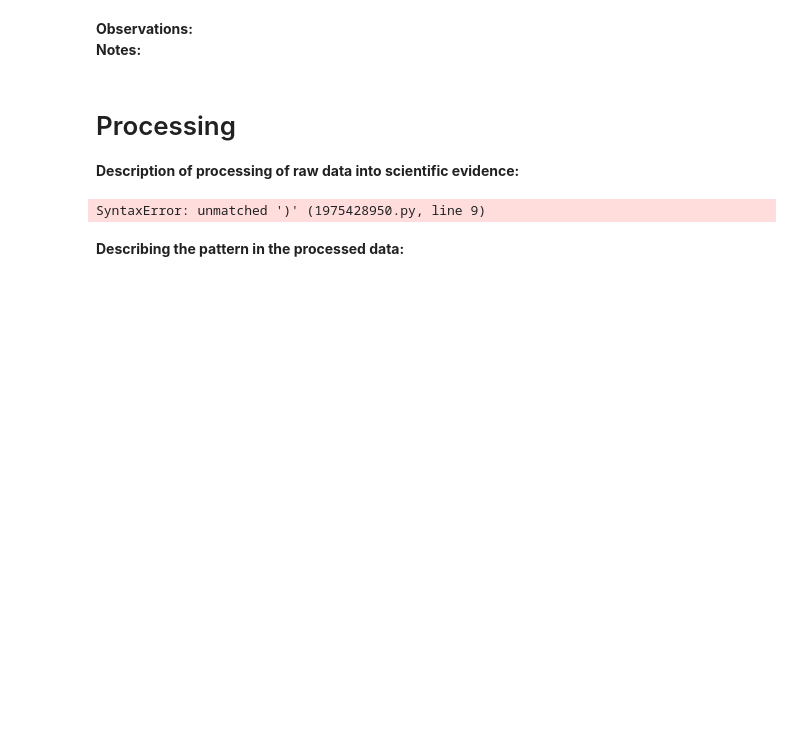
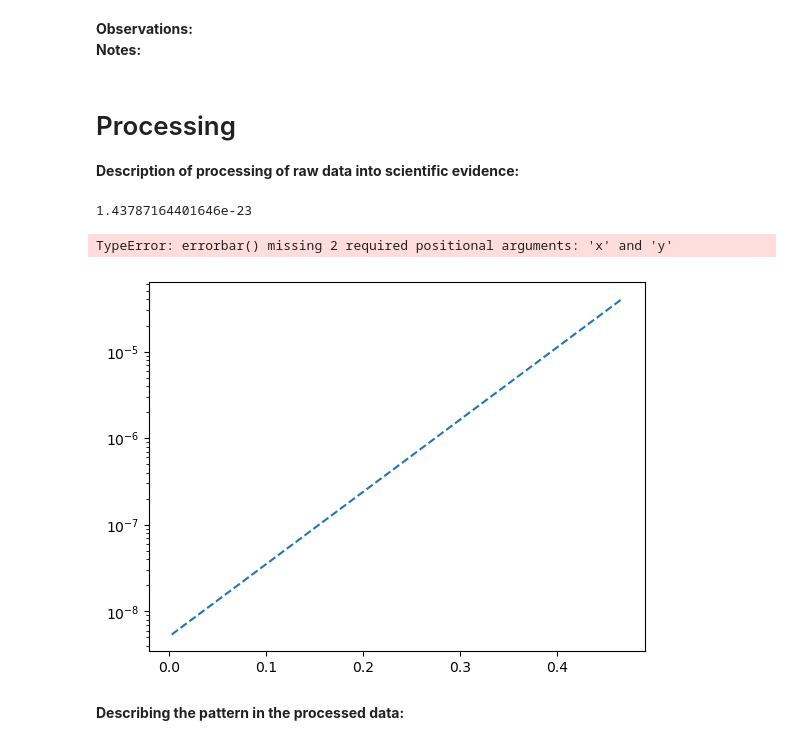
Before and after one commit to dboshamer/Boltzmann-bepaling, a Jupyter notebook: BM_labjournaal.ipynb, the cells around one changed output. Saved outputs shown, nothing was run; the diff lists cells and outputs as text; code cells hidden in the pictures; blank space fills up the shorter version.

```diff
--- a/BM_labjournaal.ipynb
+++ b/BM_labjournaal.ipynb
@@ -98,33 +152,41 @@ SyntaxError: invalid syntax (3912842361.py, line 1)
 # %%
 #Data processing and analysis:
 #bepalen io
 
 
+# curvefit van de fucntie
+T =290
+n = 2
+q=-1.602e-19
+def fb(VD,kb, I0):
+   return I0*(np.exp((-q*VD)/(n*kb*290)-1))
 
 
 
-# curvefit van de fucntie
-def fb(VD,q,n,kb,T, I0):
-    return I0*(np.exp((-q*VD)/n*kb*T)-1)
-V_test = np.arange(0.9*np.min(VD), 1.1*np.max(VD))
-val, cov = curve_fit(VD, ID, p0 =)
+
+v_test = np.arange(0.9*np.min(VD), 1.1*np.max(VD),0.00001)
+val, cov = curve_fit(fb,VD, ID, p0 = [1.38e-23,4e-9])
 #bepalen constante van boltzman
 kb = val[0]
 I0 = val[1]
-T = val[2]
-
+print (kb)
+plt.figure()
+plt.semilogy(v_test, fb(v_test,kb, I0),'--')
+plt.errorbar()
+plt.semilogy(VD,ID,'k.')
 
 # bepalen b
-plt.semilogy(VD,ID,'k.')
-
+#plt.semilogy(VD,ID,'k.')
 def flog(VD,b, I0):
     return b*VD + np.log(I0)
 
-b, covb = curve_fit(VD,ID)
+b, covb = curve_fit(flog, VD,ID)
 ub = np.sqrt(covb[0,0])
 print('b')
 # %% [output]
-SyntaxError: unmatched ')' (1975428950.py, line 9)
+1.43787164401646e-23
+TypeError: errorbar() missing 2 required positional arguments: 'x' and 'y'
+[figure, added]
 # %%
 #Data processing and analysis:
 # %%
```
Also changed, not shown: parts of 6 cells of this notebook.
